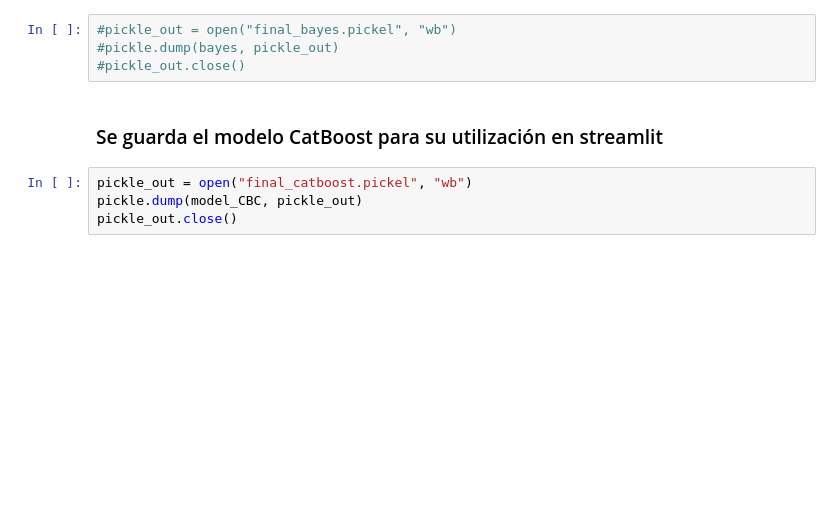
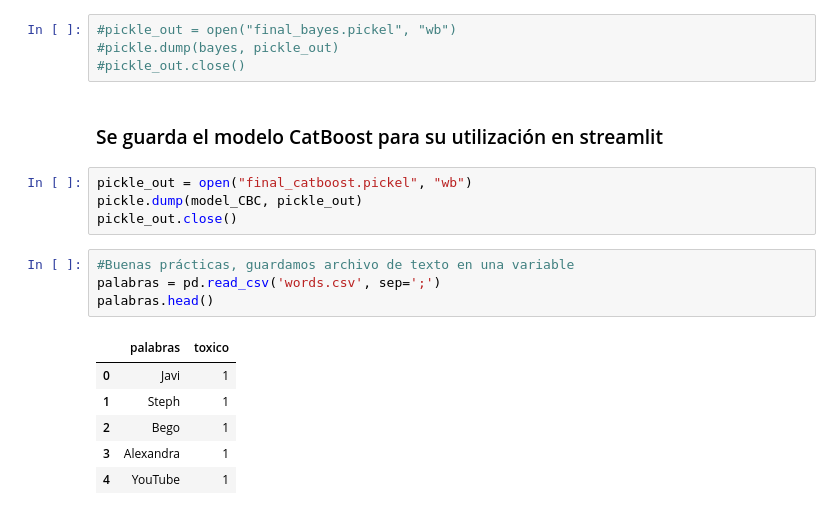
Before and after one commit to stph89/NLP_hate_detection_YouTube, a Jupyter notebook: ver_toxico.ipynb, the cells around one changed output. Saved outputs shown, nothing was run; the diff lists cells and outputs as text; blank space fills up the shorter version.

```diff
--- a/ver_toxico.ipynb
+++ b/ver_toxico.ipynb
@@ -748,3 +748,14 @@ pickle_out.close()
 pickle_out = open("final_catboost.pickel", "wb")
 pickle.dump(model_CBC, pickle_out)
 pickle_out.close()
+# %%
+#Buenas prácticas, guardamos archivo de texto en una variable
+palabras = pd.read_csv('words.csv', sep=';')
+palabras.head()
+# %% [output]
+|  | palabras | toxico |
+| 0 | Javi | 1 |
+| 1 | Steph | 1 |
+| 2 | Bego | 1 |
+| 3 | Alexandra | 1 |
+| 4 | YouTube | 1 |
```
Also changed, not shown: parts of 1 cell of this notebook.
